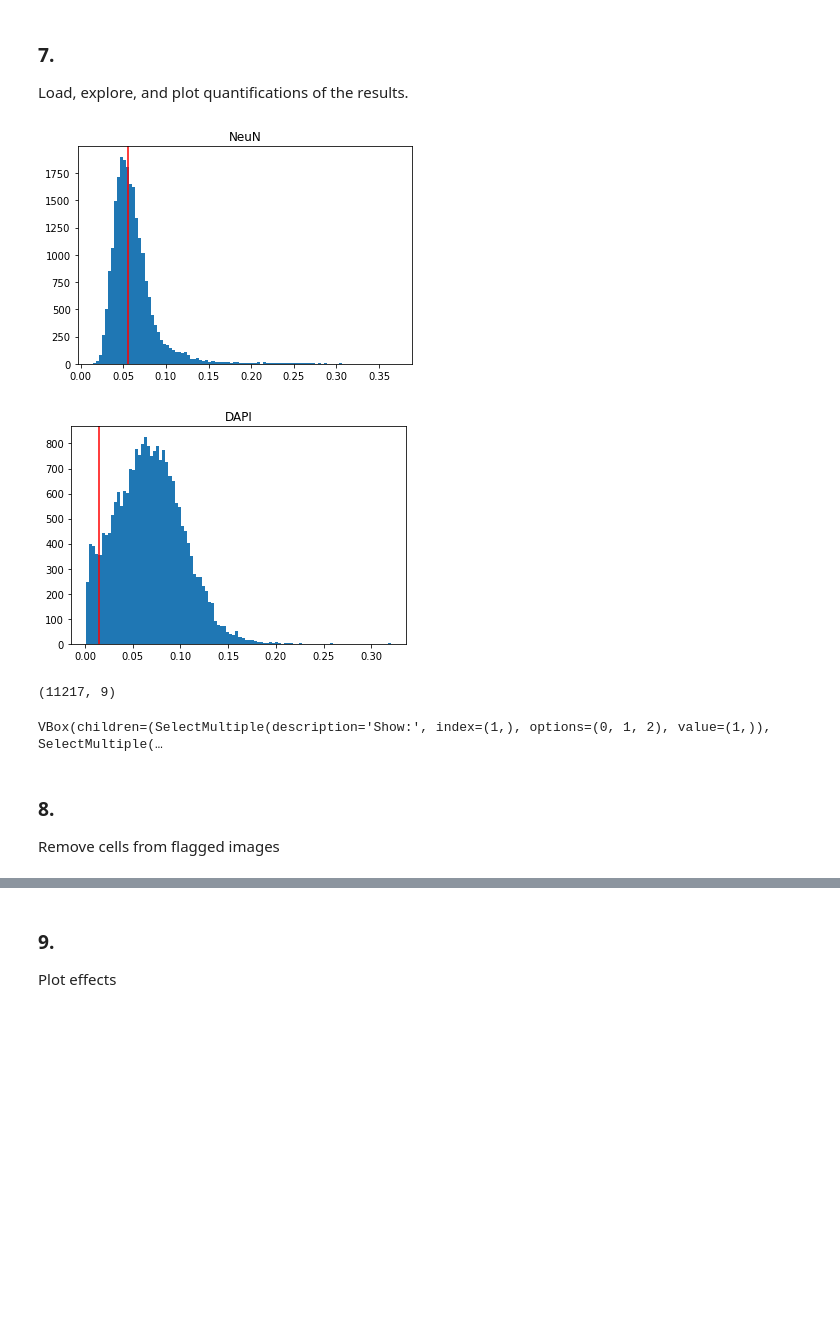
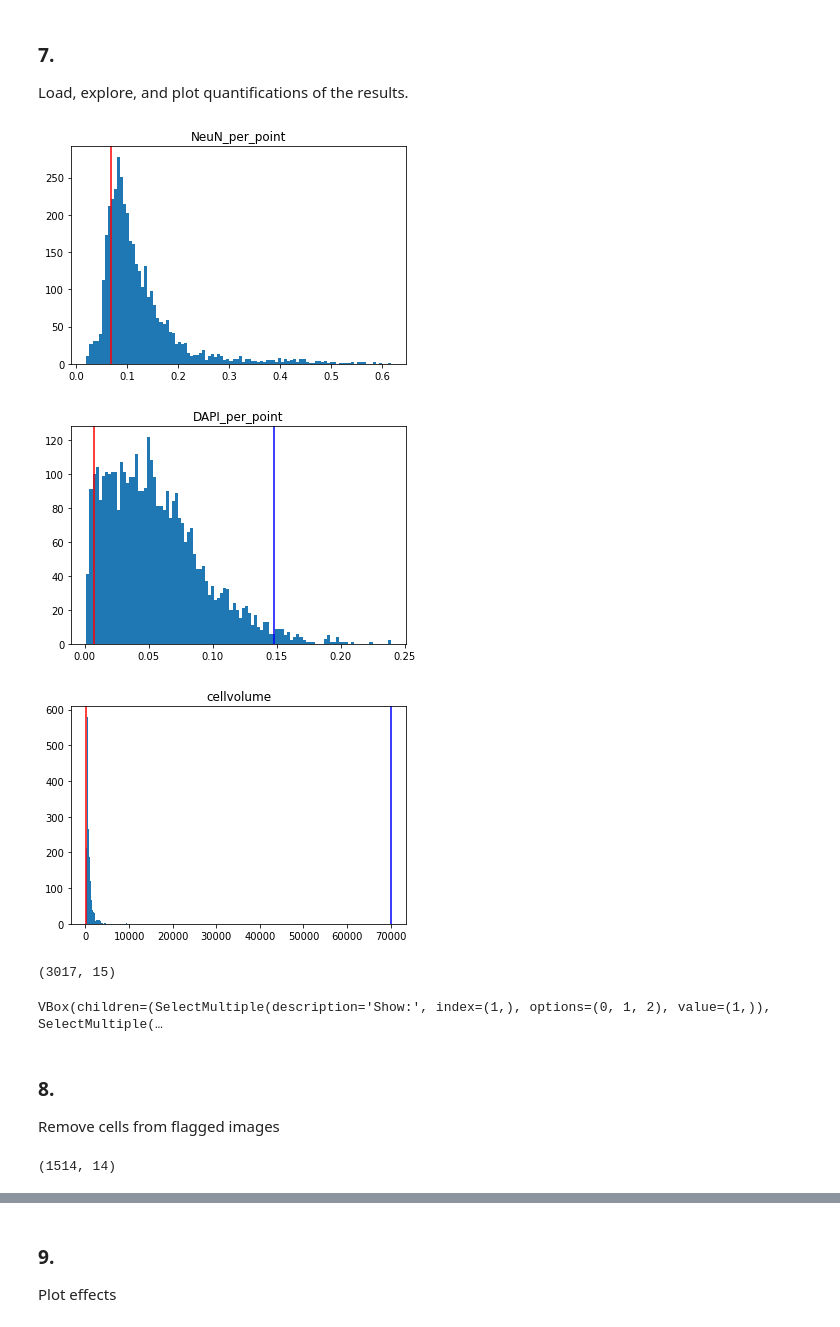
Before and after one commit to djunamay/confocalQuant, a Jupyter notebook: outs/neuronbatch102523_cellrox_out/102523_cellrox.ipynb, the cells around one changed output, grey strips where cells are left out. Drawn from its saved outputs; the diff is of its cells as text; code cells hidden in the pictures; blank space fills up the shorter version.

Commit message:
adding cellrox plotting

```diff
--- a/outs/neuronbatch102523_cellrox_out/102523_cellrox.ipynb
+++ b/outs/neuronbatch102523_cellrox_out/102523_cellrox.ipynb
@@ -223,5 +180,5 @@ nuclear_col_idx = 0
 soma_col_idx = 1
 nuclear_percentile = 0
 soma_percentile = 0
-colnames = ['DAPI', 'NeuN', 'cellrox', 'cellrox-b', 'ID']
+colnames = ['DAPI', 'NeuN', 'cellrox', 'cellvolume', 'Npoints', 'cellrox-b', 'ID']
 path_to_meta = '../../data/neuronbatch102523_cellrox/temp.csv'
@@ -241,14 +185,26 @@ add_metadata(data, path_to_meta)
+# %%
+# load & concatenate the data
+mat, masks, Y, Ncells, Nzi, cells_per_job, zi_per_job = return_results(path_to_sbatch_file)
+all_file_names = get_czi_files(path_to_czi_files)
+
+data = concatenate_Y(all_file_names, Y, cells_per_job, Ncells, nuclear_col_idx, soma_col_idx, nuclear_percentile, soma_percentile, colnames)
+add_metadata(data, path_to_meta)
+# %%
+data['NeuN_per_point'] = data['NeuN']/data['Npoints']
+data['DAPI_per_point'] = data['DAPI']/data['Npoints']
+data['cellrox-b_per_point'] = data['cellrox-b']/data['Npoints']
 # %%
 # filter cells based on NeuN and DAPI
-data_filtered = filter_data(data, 'NeuN', 'DAPI', 'wellname', C_nuc=1.5, C_soma=.25)
+data_filtered = filter_data(data, 'NeuN_per_point', 'DAPI_per_point', 'cellvolume', 'wellname', lower_thresh_vol = 200, upper_thresh_vol = 70000, C_nuc=1.3, C_soma=.7, C_nuc_upper=2.5)
 # update masks based on this for toggling
 # %% [output]
-[figure, old version]
+[figure, new version]
-[figure, old version]
+[figure, new version]
+[figure, added]
-# %%
-data_filtered.shape
-# %% [output]
-(11217, 9)
+# %%
+data_filtered.shape
+# %% [output]
+(3017, 15)
 # %%
 channels = [0,1,2] #### ADD CUSTOM CHANNELS ####
 # %%
@@ -257,10 +213,10 @@ val = 0.5
 out_float = []
 for i in tqdm(range(len(keep_files_index))): #
     out_float.append(impose_segmentation_all(keep_files_index[i], zi_per_job, Nzi, mat, masks, val, data, data_filtered, hide=True))
-# %%
-toggle_filters(keep_files_index, parent_path, channels, out_float)
-# %% [output]
-VBox(children=(SelectMultiple(description='Show:', index=(1,), options=(0, 1, 2), value=(1,)), SelectMultiple(…
+# %%
+toggle_filters(keep_files_index, parent_path, channels, out_float)
+# %% [output]
+VBox(children=(SelectMultiple(description='Show:', index=(1,), options=(0, 1, 2), value=(1,)), SelectMultiple(…
 # %% [markdown]
 ### 8.
 Remove cells from flagged images
@@ -271,3 +227,7 @@ keep_files = set(keep_files_index[[x not in ids_remove for x in keep_files_index
 
 # modify data to only include the keep_files IDs
 data_filtered = data_filtered[[int(x) in keep_files for x in data_filtered['ID']]]
+# %%
+data_filtered.shape
+# %% [output]
+(1514, 14)
```
Also changed, not shown: parts of 27 cells of this notebook.
